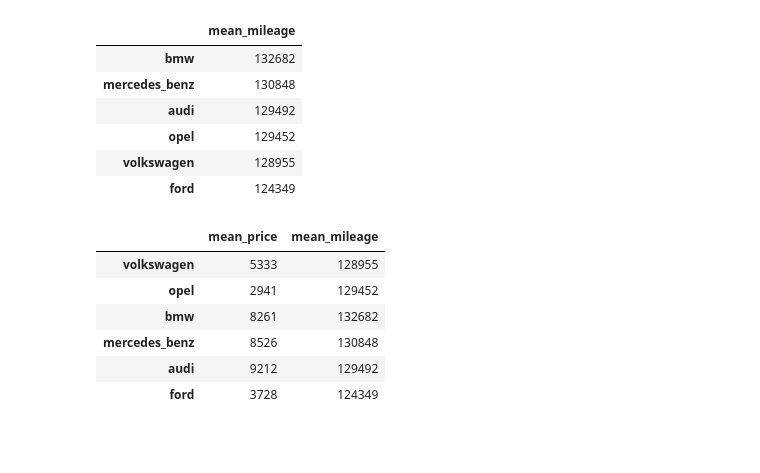
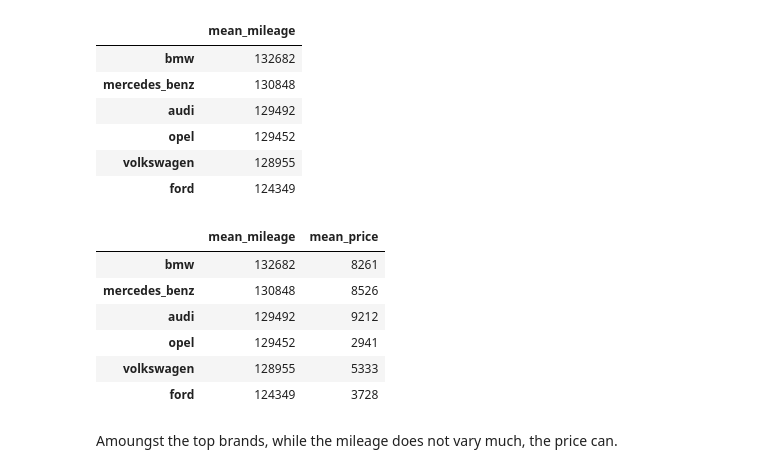
Before and after one commit to BecReed/dataquest-projects, a Jupyter notebook: GP3_Ebay_Car_Sales/Autos.ipynb, the cells around one changed output. Saved outputs shown, nothing was run; the diff lists cells and outputs as text; code cells hidden in the pictures; blank space fills up the shorter version.

```diff
--- a/GP3_Ebay_Car_Sales/Autos.ipynb
+++ b/GP3_Ebay_Car_Sales/Autos.ipynb
@@ -441,15 +439,13 @@ mil_series = pd.Series(brand_mean_mileage)
-# %%
-brand_info = pd.DataFrame(bmp_series, columns=['mean_price'])
 # %%
-brand_info["mean_mileage"] = mil_series
 brand_info["mean_price"] = mean_prices
-
 brand_info
 # %% [output]
-|  | mean_price | mean_mileage |
-| volkswagen | 5333 | 128955 |
-| opel | 2941 | 129452 |
-| bmw | 8261 | 132682 |
-| mercedes_benz | 8526 | 130848 |
-| audi | 9212 | 129492 |
-| ford | 3728 | 124349 |
+|  | mean_mileage | mean_price |
+| bmw | 132682 | 8261 |
+| mercedes_benz | 130848 | 8526 |
+| audi | 129492 | 9212 |
+| opel | 129452 | 2941 |
+| volkswagen | 128955 | 5333 |
+| ford | 124349 | 3728 |
+# %% [markdown]
+Amoungst the top brands, while the mileage does not vary much, the price can.
```
Also changed, not shown: parts of 1 cell of this notebook, 1 other file.
